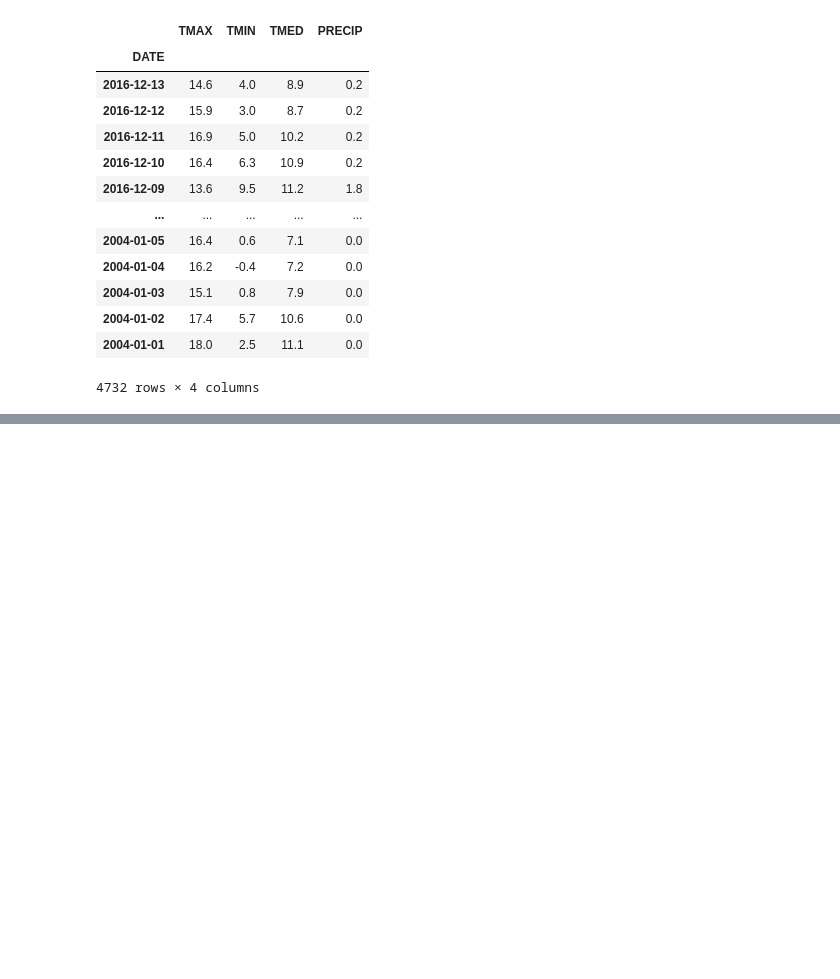
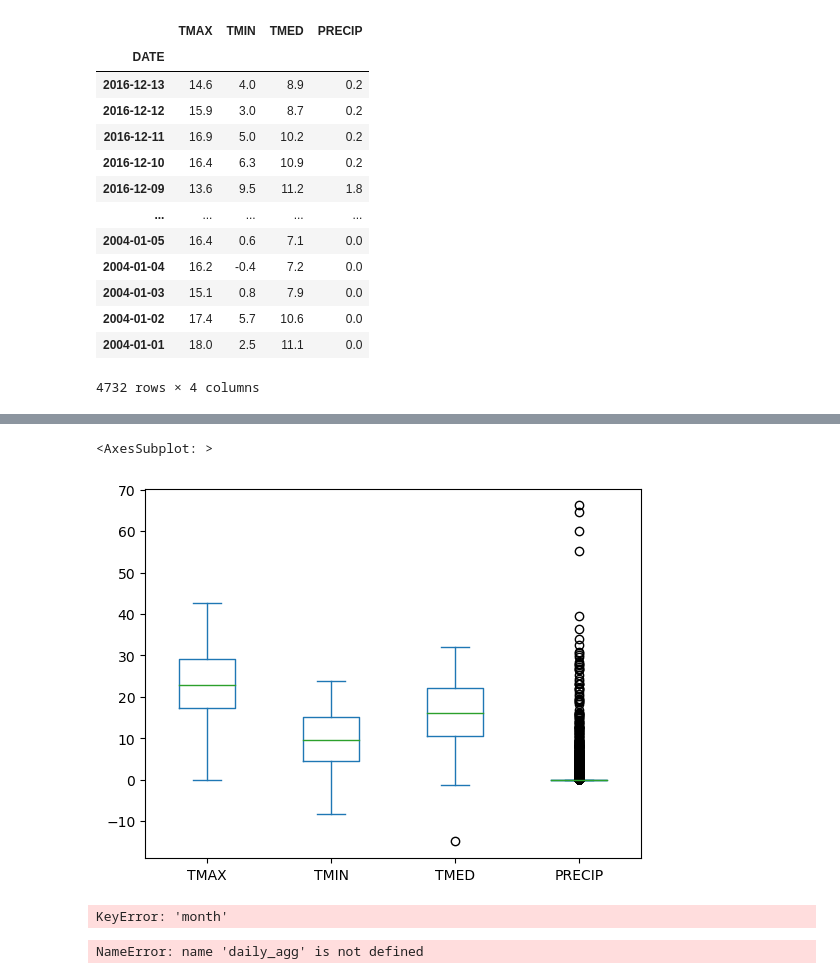
Before and after one commit to JuanBaezaB/gestion-de-datos, a Jupyter notebook: Clase-05-04.ipynb, the cells around one changed output, grey strips where cells are left out. Drawn from its saved outputs; the diff is of its cells as text; code cells hidden in the pictures; blank space fills up the shorter version.

```diff
--- a/Clase-05-04.ipynb
+++ b/Clase-05-04.ipynb
@@ -37,0 +210,20 @@ asdfs
+# %%
+data.loc[:,'TMAX':'PRECIP'].plot.box()
+# %% [output]
+<AxesSubplot: >
+[figure, added]
+# %%
+group_daily = data.groupby(['month', data.index.day])
+daily_agg = group_daily.agg({
+    'TMED': 'mean',
+    'TMAX': 'mean',
+    'TMIN': 'mean',
+    'PRECIP': 'mean',
+})
+daily_agg.head()
+# %% [output]
+KeyError: 'month'
+# %%
+daily_agg.plot(y =['TMAX', 'TMIN', 'TMED'] )
+# %% [output]
+NameError: name 'daily_agg' is not defined
```
Also changed, not shown: parts of 26 cells of this notebook.
